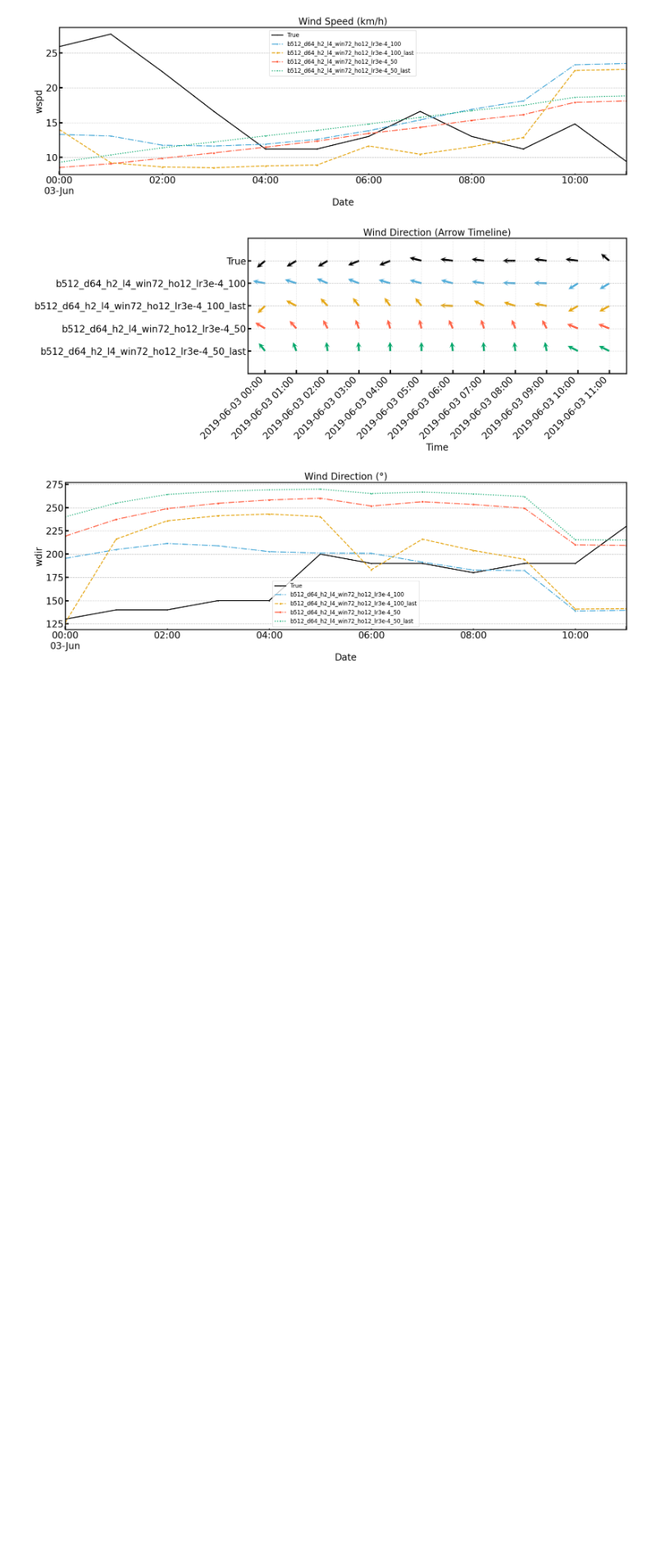
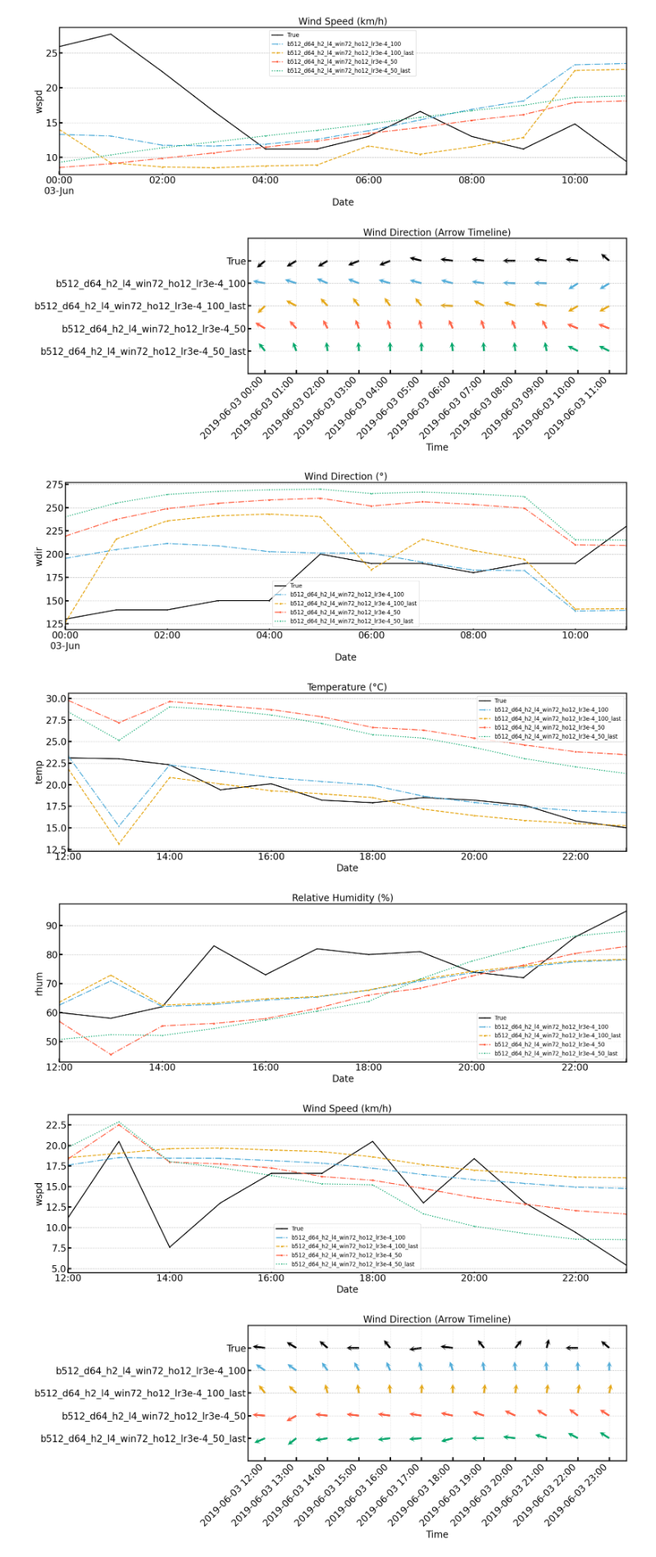
Before and after one commit to KUcyans/MeteoFormer, a Jupyter notebook: PredictionPerformance.ipynb, the cells around one changed output. Shown at 82% size. Cells and saved outputs as stored; diff of their text form; code cells hidden in the pictures; blank space fills up the shorter version.

Commit message:
variable prediction file name

```diff
--- a/PredictionPerformance.ipynb
+++ b/PredictionPerformance.ipynb
@@ -82,3 +82,10 @@ prediction_files = {
     "b512_d64_h2_l4_win72_ho12_lr3e-4_50_last": base+"prediction/20251116/201436/20251117_125508_last.csv",
 
 }
+# %%
+prediction_files_eftermiddag = {
+    "b512_d64_h2_l4_win72_ho12_lr3e-4_100": base+"prediction/20251116/201436/20251117_143729_epoch-27-val_loss-0.0836(20190603_1200).csv",
+    "b512_d64_h2_l4_win72_ho12_lr3e-4_100_last": base+"prediction/20251116/201436/20251117_143747_last(20190603_1200).csv",
+    "b512_d64_h2_l4_win72_ho12_lr3e-4_50": base+"prediction/20251116/014137/20251117_144006_epoch-13-val_loss-0.0811(20190603_1200).csv",
+    "b512_d64_h2_l4_win72_ho12_lr3e-4_50_last": base+"prediction/20251116/014137/20251117_144030_last(20190603_1200).csv"
+    }
@@ -408,3 +409,15 @@ compare_models_per_feature(
 [figure]
 [figure]
 [figure]
+# %%
+compare_models_per_feature(
+    prediction_files_eftermiddag,
+    features=['temp', 'rhum', 'wspd', 'wdir'],
+    titles=['Temperature (°C)', 'Relative Humidity (%)', 'Wind Speed (km/h)', 'Wind Direction (°)'],
+    start_time = datetime(2019, 6, 3, 12, 0)
+)
+# %% [output]
+[figure, added]
+[figure, added]
+[figure, added]
+[figure, added]
```
Also changed, not shown: parts of 6 cells of this notebook, 2 other files.
